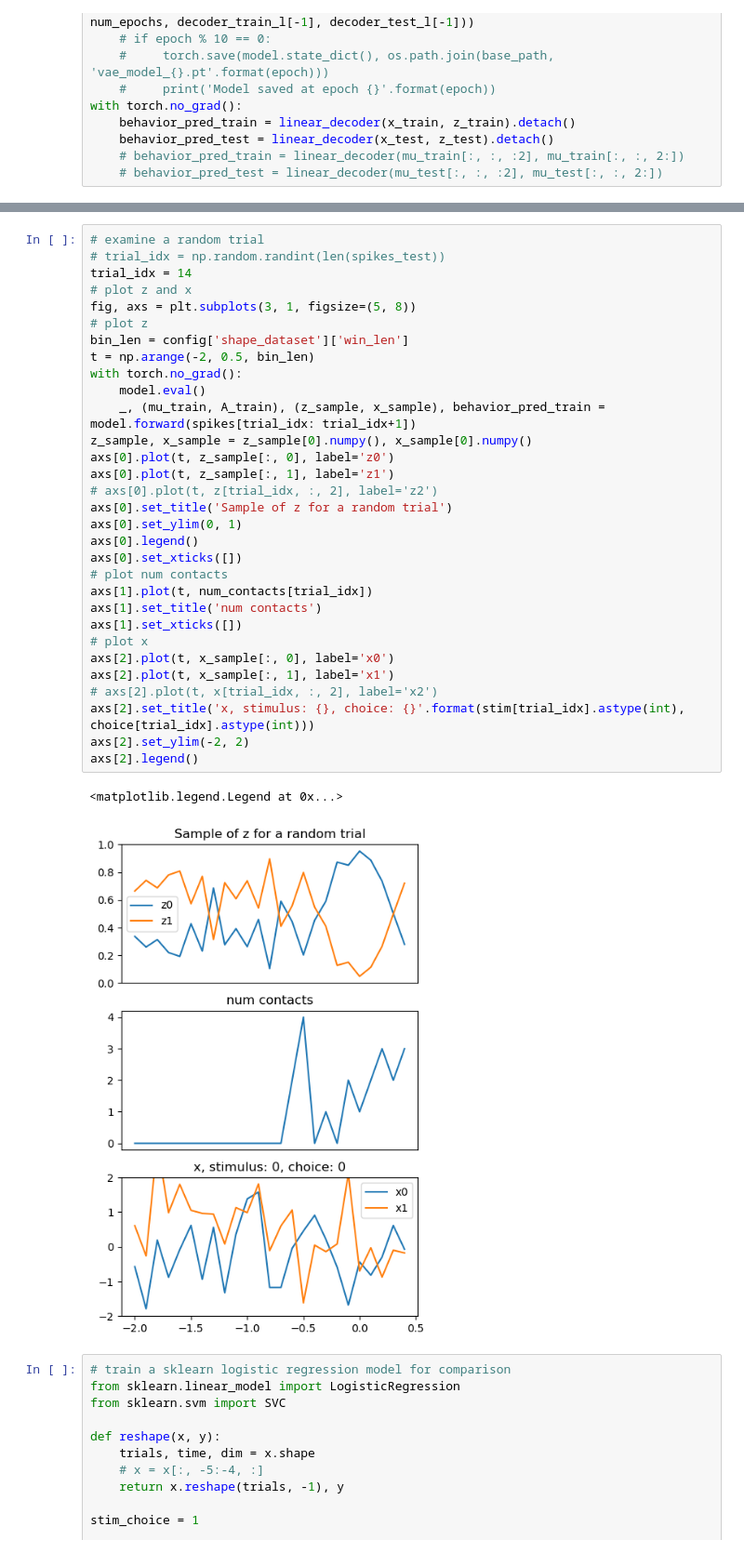
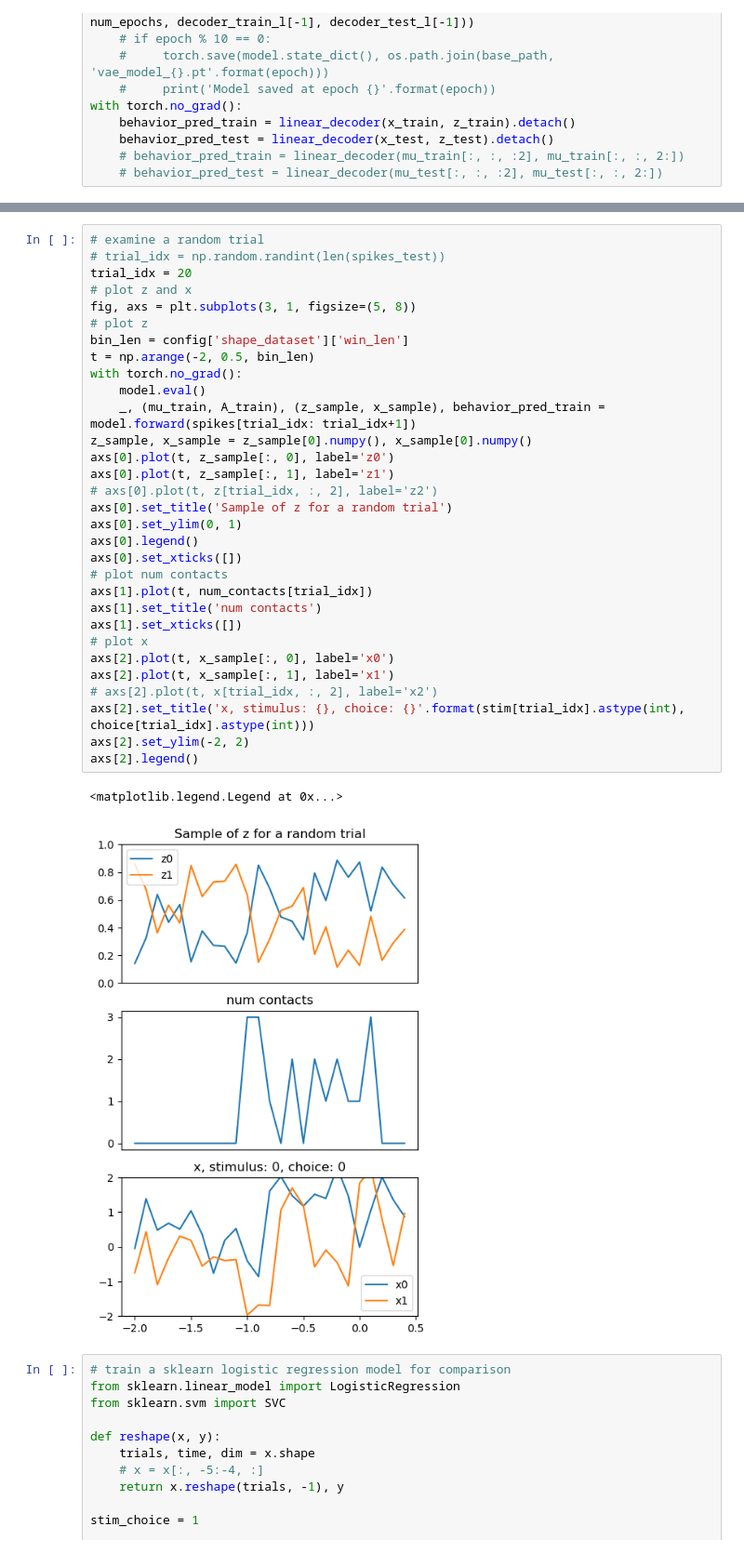
Before and after one commit to methi1999/switching_subspace, a Jupyter notebook: sup.ipynb, the cells around one changed output, grey strips where cells are left out. Shown at 93% size. Cells and saved outputs as stored; diff of their text form.

```diff
--- a/sup.ipynb
+++ b/sup.ipynb
@@ -490,37 +481,37 @@ axs[2].legend()
 # %%
 # examine a random trial
 # trial_idx = np.random.randint(len(spikes_test))
-trial_idx = 14
+trial_idx = 20
 # plot z and x
 fig, axs = plt.subplots(3, 1, figsize=(5, 8))
 # plot z
 bin_len = config['shape_dataset']['win_len']
 t = np.arange(-2, 0.5, bin_len)
 with torch.no_grad():
     model.eval()
     _, (mu_train, A_train), (z_sample, x_sample), behavior_pred_train = model.forward(spikes[trial_idx: trial_idx+1])
 z_sample, x_sample = z_sample[0].numpy(), x_sample[0].numpy()
 axs[0].plot(t, z_sample[:, 0], label='z0')
 axs[0].plot(t, z_sample[:, 1], label='z1')
 # axs[0].plot(t, z[trial_idx, :, 2], label='z2')
 axs[0].set_title('Sample of z for a random trial')
 axs[0].set_ylim(0, 1)
 axs[0].legend()
 axs[0].set_xticks([])
 # plot num contacts
 axs[1].plot(t, num_contacts[trial_idx])
 axs[1].set_title('num contacts')
 axs[1].set_xticks([])
 # plot x
 axs[2].plot(t, x_sample[:, 0], label='x0')
 axs[2].plot(t, x_sample[:, 1], label='x1')
 # axs[2].plot(t, x[trial_idx, :, 2], label='x2')
 axs[2].set_title('x, stimulus: {}, choice: {}'.format(stim[trial_idx].astype(int), choice[trial_idx].astype(int)))
 axs[2].set_ylim(-2, 2)
 axs[2].legend()
 # %% [output]
 <matplotlib.legend.Legend at 0x...>
-[figure, old version]
+[figure, new version]
 # %%
 # train a sklearn logistic regression model for comparison
 from sklearn.linear_model import LogisticRegression
```
Also changed, not shown: parts of 9 cells of this notebook, 4 other files.
